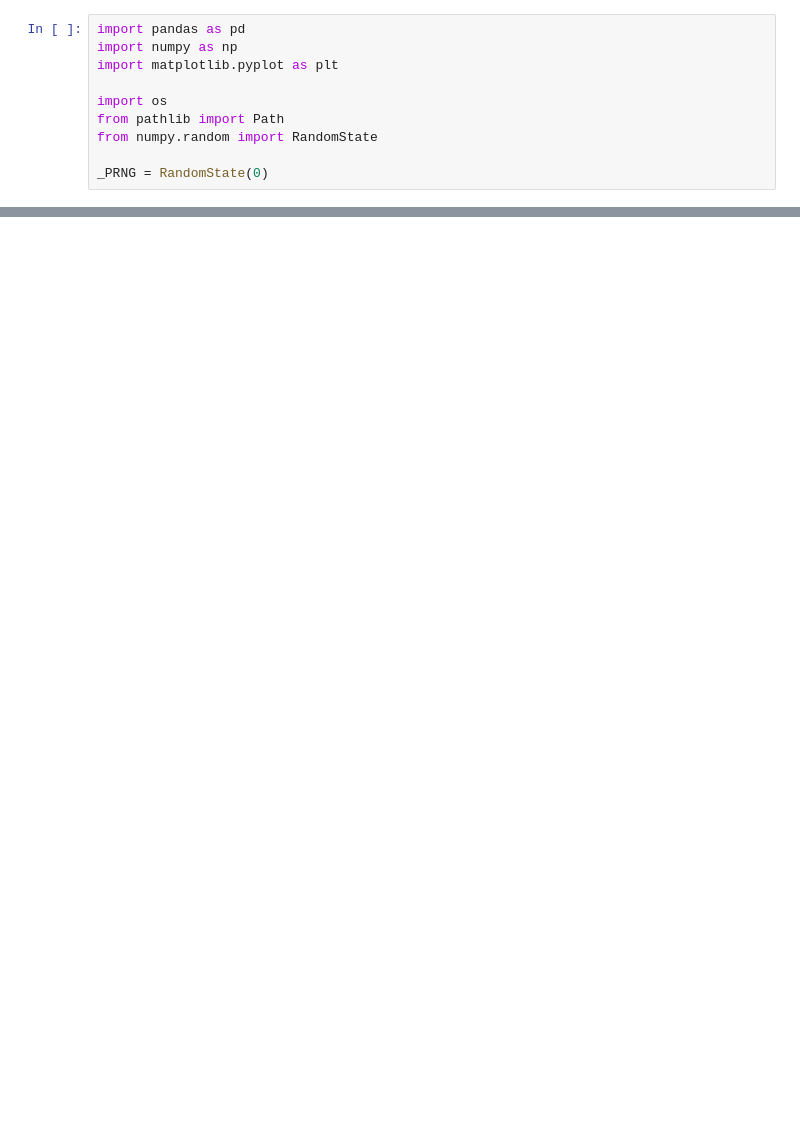
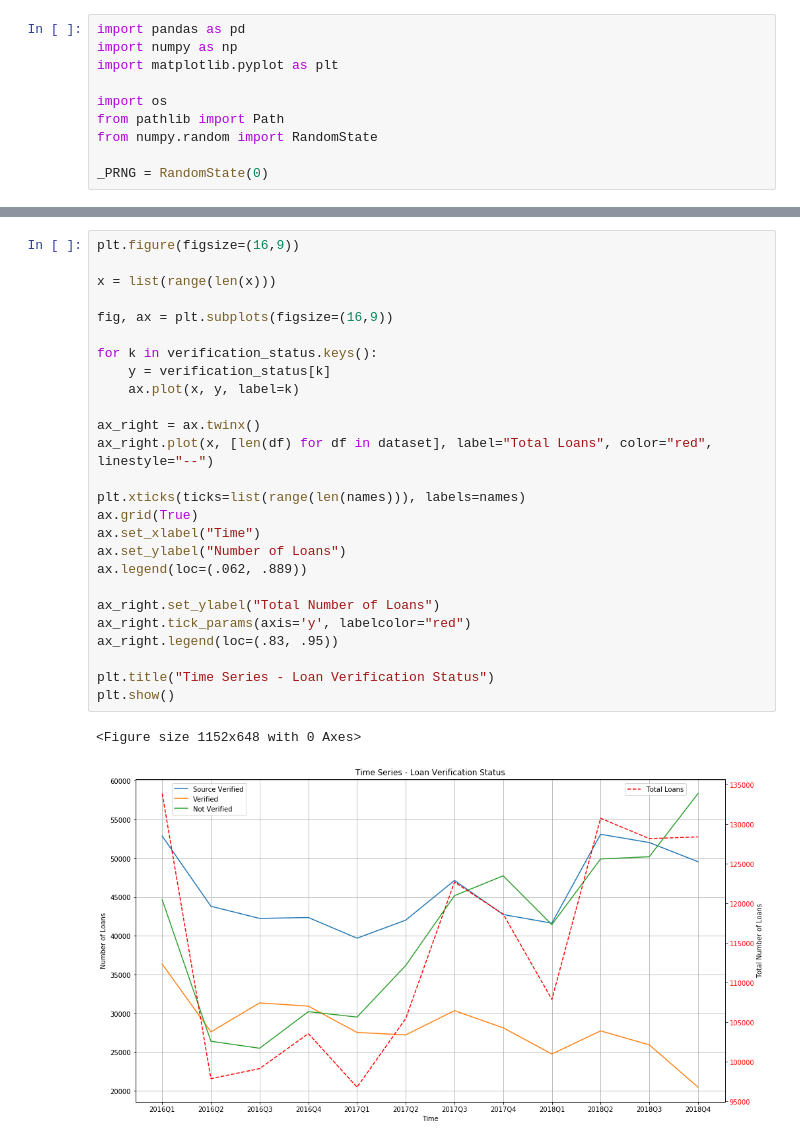
Before and after one commit to juszhan/LendingClub-Profitability, a Jupyter notebook: lendingclub_time_series_analysis.ipynb, the cells around one changed output, grey strips where cells are left out. Drawn from its saved outputs; the diff is of its cells as text; blank space fills up the shorter version.

```diff
--- a/lendingclub_time_series_analysis.ipynb
+++ b/lendingclub_time_series_analysis.ipynb
@@ -55,0 +91,29 @@ Name: loan_status, dtype: int64
+# %%
+plt.figure(figsize=(16,9))
+
+x = list(range(len(x)))
+
+fig, ax = plt.subplots(figsize=(16,9))
+
+for k in verification_status.keys():
+    y = verification_status[k]
+    ax.plot(x, y, label=k)
+
+ax_right = ax.twinx()
+ax_right.plot(x, [len(df) for df in dataset], label="Total Loans", color="red", linestyle="--")
+
+plt.xticks(ticks=list(range(len(names))), labels=names)
+ax.grid(True)
+ax.set_xlabel("Time")
+ax.set_ylabel("Number of Loans")
+ax.legend(loc=(.062, .889))
+
+ax_right.set_ylabel("Total Number of Loans")
+ax_right.tick_params(axis='y', labelcolor="red")
+ax_right.legend(loc=(.83, .95))
+
+plt.title("Time Series - Loan Verification Status")
+plt.show()
+# %% [output]
+<Figure size 1152x648 with 0 Axes>
+[figure, added]
```
Also changed, not shown: parts of 6 cells of this notebook.
